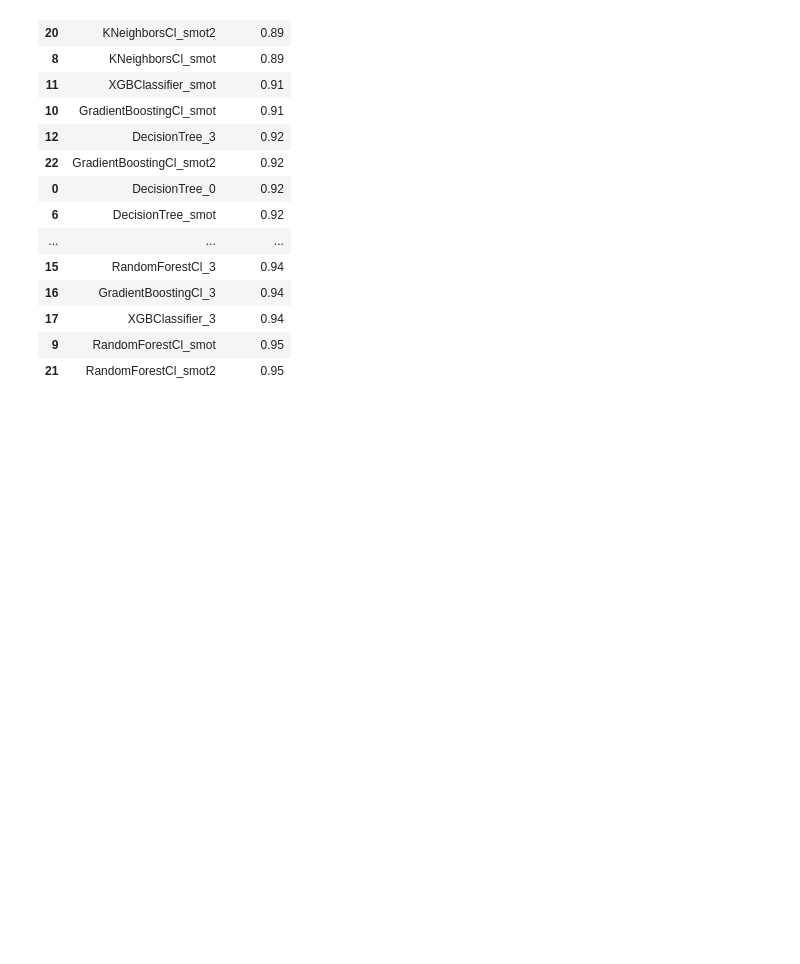
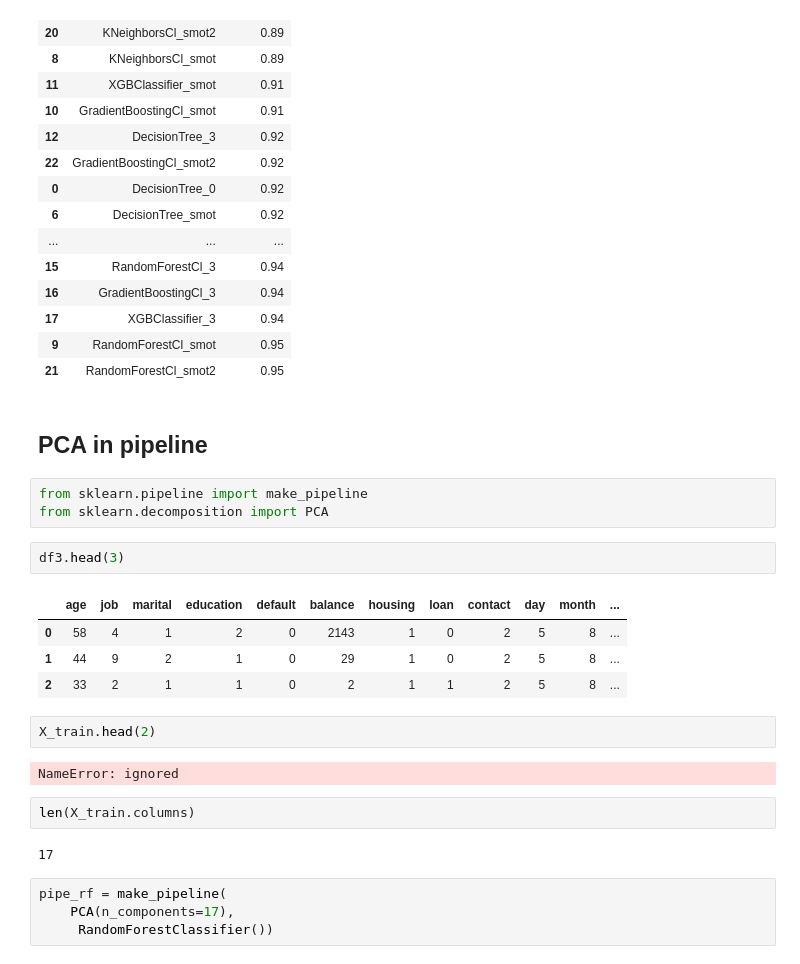
Before and after one commit to pascale25/9CGCgdvlOR8EY9Iq, a Jupyter notebook: Term_Deposit_Marketing.ipynb, the cells around one changed output. Drawn from its saved outputs; the diff is of its cells as text; blank space fills up the shorter version.

```diff
--- a/Term_Deposit_Marketing.ipynb
+++ b/Term_Deposit_Marketing.ipynb
@@ -1805,3 +1830,27 @@ Accuracy
 | 17 | XGBClassifier_3 | 0.94 |
 | 9 | RandomForestCl_smot | 0.95 |
 | 21 | RandomForestCl_smot2 | 0.95 |
+# %% [markdown]
+## PCA in pipeline
+# %%
+from sklearn.pipeline import make_pipeline
+from sklearn.decomposition import PCA
+# %%
+df3.head(3)
+# %% [output]
+|  | age | job | marital | education | default | balance | housing | loan | contact | day | month | ... |
+| 0 | 58 | 4 | 1 | 2 | 0 | 2143 | 1 | 0 | 2 | 5 | 8 | ... |
+| 1 | 44 | 9 | 2 | 1 | 0 | 29 | 1 | 0 | 2 | 5 | 8 | ... |
+| 2 | 33 | 2 | 1 | 1 | 0 | 2 | 1 | 1 | 2 | 5 | 8 | ... |
+# %%
+X_train.head(2)
+# %% [output]
+NameError: ignored
+# %%
+len(X_train.columns)
+# %% [output]
+17
+# %%
+pipe_rf = make_pipeline(
+    PCA(n_components=17),
+     RandomForestClassifier())
```
Also changed, not shown: parts of 42 cells of this notebook.
